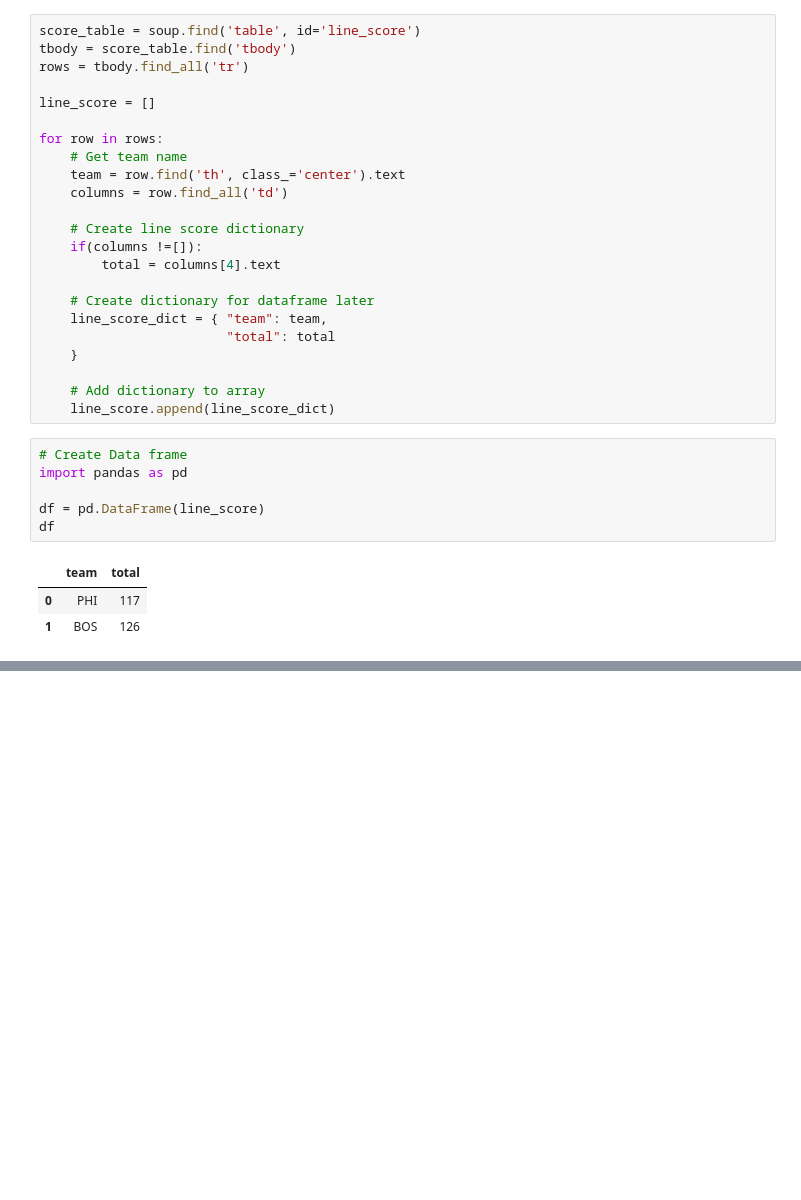
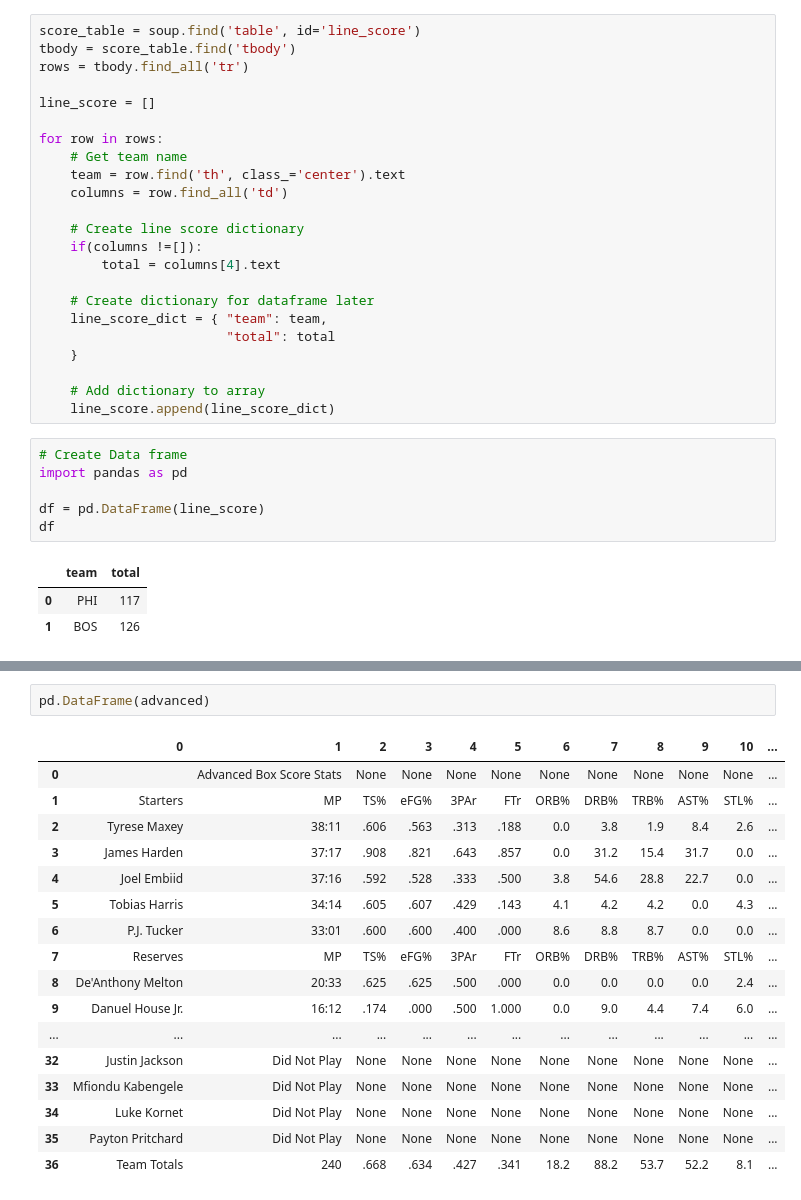
Before and after one commit to VincentGordon-Data-Analyst/NBA_Final_Score_Predictions, a Jupyter notebook: final_score_scrape.ipynb, the cells around one changed output, grey strips where cells are left out. Cells and saved outputs as stored; diff of their text form; blank space fills up the shorter version.

```diff
--- a/final_score_scrape.ipynb
+++ b/final_score_scrape.ipynb
@@ -92 +134,21 @@ for i in range(len(line_score)):
+# %%
+pd.DataFrame(advanced)
+# %% [output]
+|  | 0 | 1 | 2 | 3 | 4 | 5 | 6 | 7 | 8 | 9 | 10 | ... |
+| 0 |  | Advanced Box Score Stats | None | None | None | None | None | None | None | None | None | ... |
+| 1 | Starters | MP | TS% | eFG% | 3PAr | FTr | ORB% | DRB% | TRB% | AST% | STL% | ... |
+| 2 | Tyrese Maxey | 38:11 | .606 | .563 | .313 | .188 | 0.0 | 3.8 | 1.9 | 8.4 | 2.6 | ... |
+| 3 | James Harden | 37:17 | .908 | .821 | .643 | .857 | 0.0 | 31.2 | 15.4 | 31.7 | 0.0 | ... |
+| 4 | Joel Embiid | 37:16 | .592 | .528 | .333 | .500 | 3.8 | 54.6 | 28.8 | 22.7 | 0.0 | ... |
+| 5 | Tobias Harris | 34:14 | .605 | .607 | .429 | .143 | 4.1 | 4.2 | 4.2 | 0.0 | 4.3 | ... |
+| 6 | P.J. Tucker | 33:01 | .600 | .600 | .400 | .000 | 8.6 | 8.8 | 8.7 | 0.0 | 0.0 | ... |
+| 7 | Reserves | MP | TS% | eFG% | 3PAr | FTr | ORB% | DRB% | TRB% | AST% | STL% | ... |
+| 8 | De'Anthony Melton | 20:33 | .625 | .625 | .500 | .000 | 0.0 | 0.0 | 0.0 | 0.0 | 2.4 | ... |
+| 9 | Danuel House Jr. | 16:12 | .174 | .000 | .500 | 1.000 | 0.0 | 9.0 | 4.4 | 7.4 | 6.0 | ... |
+| ... | ... | ... | ... | ... | ... | ... | ... | ... | ... | ... | ... | ... |
+| 32 | Justin Jackson | Did Not Play | None | None | None | None | None | None | None | None | None | ... |
+| 33 | Mfiondu Kabengele | Did Not Play | None | None | None | None | None | None | None | None | None | ... |
+| 34 | Luke Kornet | Did Not Play | None | None | None | None | None | None | None | None | None | ... |
+| 35 | Payton Pritchard | Did Not Play | None | None | None | None | None | None | None | None | None | ... |
+| 36 | Team Totals | 240 | .668 | .634 | .427 | .341 | 18.2 | 88.2 | 53.7 | 52.2 | 8.1 | ... |
 # %%
```
Also changed, not shown: parts of 10 cells of this notebook.
